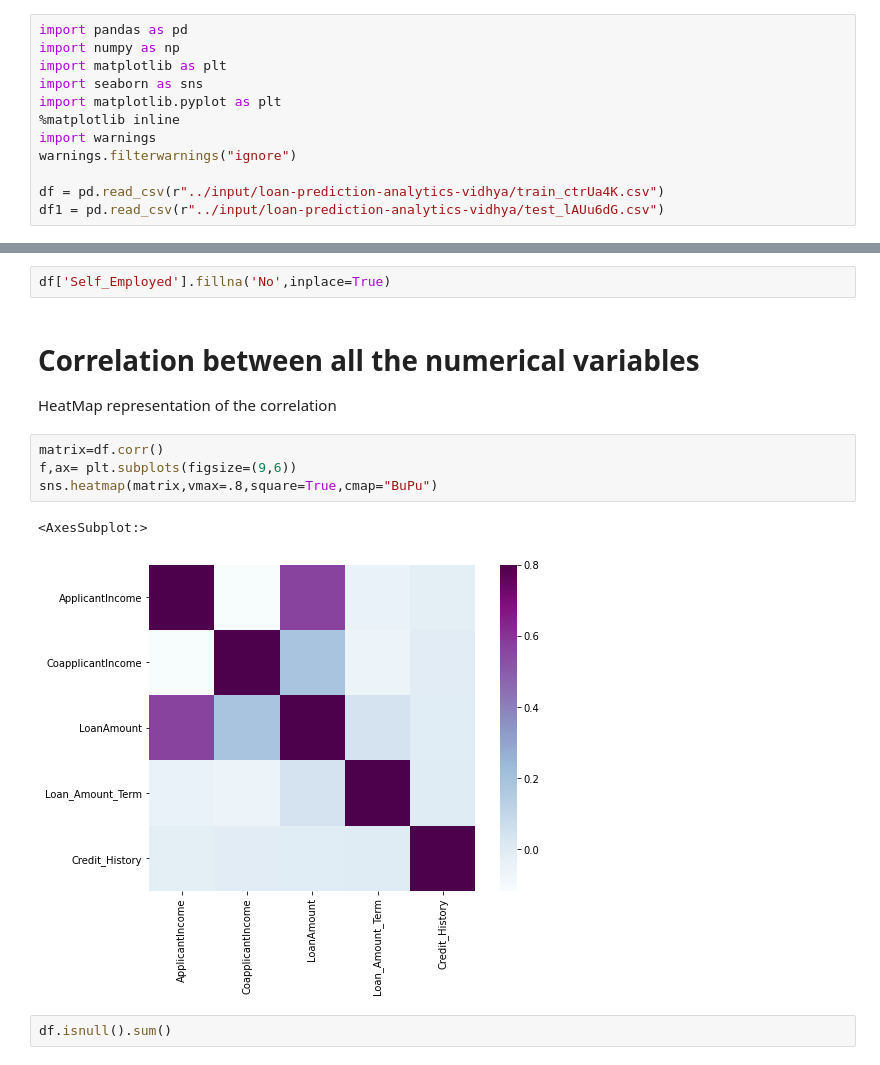
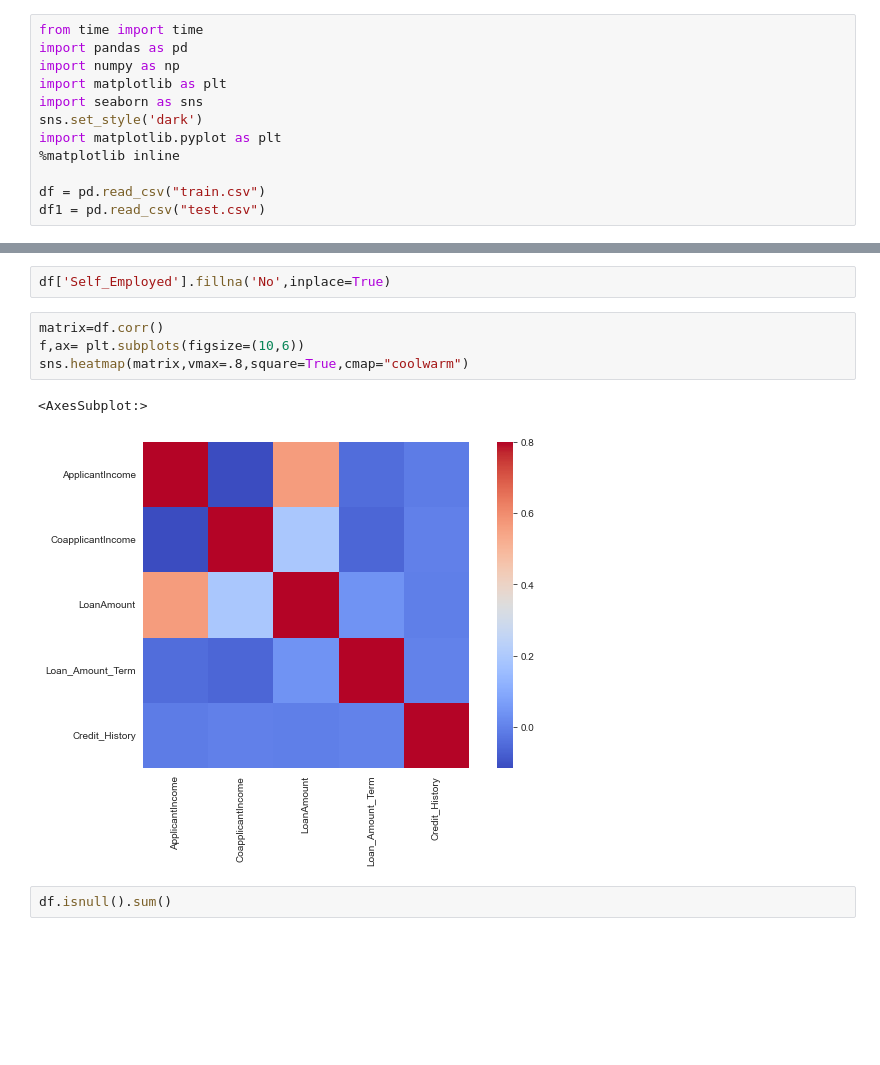
Before and after one commit to aswin-nair/Loan-Prediction, a Jupyter notebook: loan-prediction.ipynb, the cells around one changed output, grey strips where cells are left out. Saved outputs shown, nothing was run; the diff lists cells and outputs as text; blank space fills up the shorter version.

```diff
--- a/loan-prediction.ipynb
+++ b/loan-prediction.ipynb
@@ -1,12 +1,12 @@
 # %%
+from time import time
 import pandas as pd
 import numpy as np
 import matplotlib as plt
 import seaborn as sns
+sns.set_style('dark')
 import matplotlib.pyplot as plt
 %matplotlib inline
-import warnings
-warnings.filterwarnings("ignore")
 
-df = pd.read_csv(r"../input/loan-prediction-analytics-vidhya/train_ctrUa4K.csv")
-df1 = pd.read_csv(r"../input/loan-prediction-analytics-vidhya/test_lAUu6dG.csv")
+df = pd.read_csv("train.csv")
+df1 = pd.read_csv("test.csv")
@@ -132,16 +136,13 @@ Yes     82
 Name: Self_Employed, dtype: int64
 # %%
 df['Self_Employed'].fillna('No',inplace=True)
-# %% [markdown]
-# Correlation between all the numerical variables
-HeatMap representation of the correlation
 # %%
 matrix=df.corr()
-f,ax= plt.subplots(figsize=(9,6))
-sns.heatmap(matrix,vmax=.8,square=True,cmap="BuPu")
+f,ax= plt.subplots(figsize=(10,6))
+sns.heatmap(matrix,vmax=.8,square=True,cmap="coolwarm")
 # %% [output]
 <AxesSubplot:>
-[figure, old version]
+[figure, new version]
 # %%
 df.isnull().sum()
 # %% [output]
```
Also changed, not shown: parts of 26 cells of this notebook.
